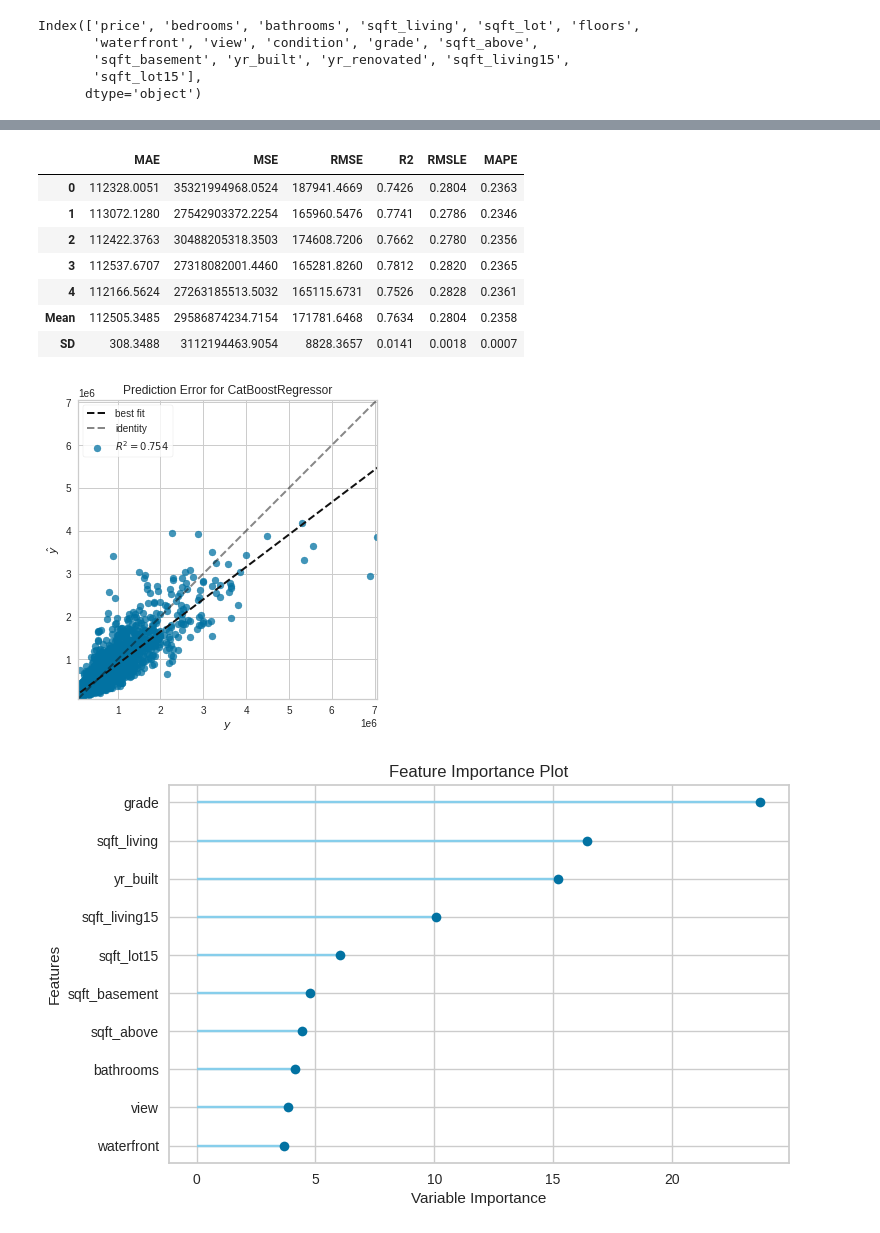
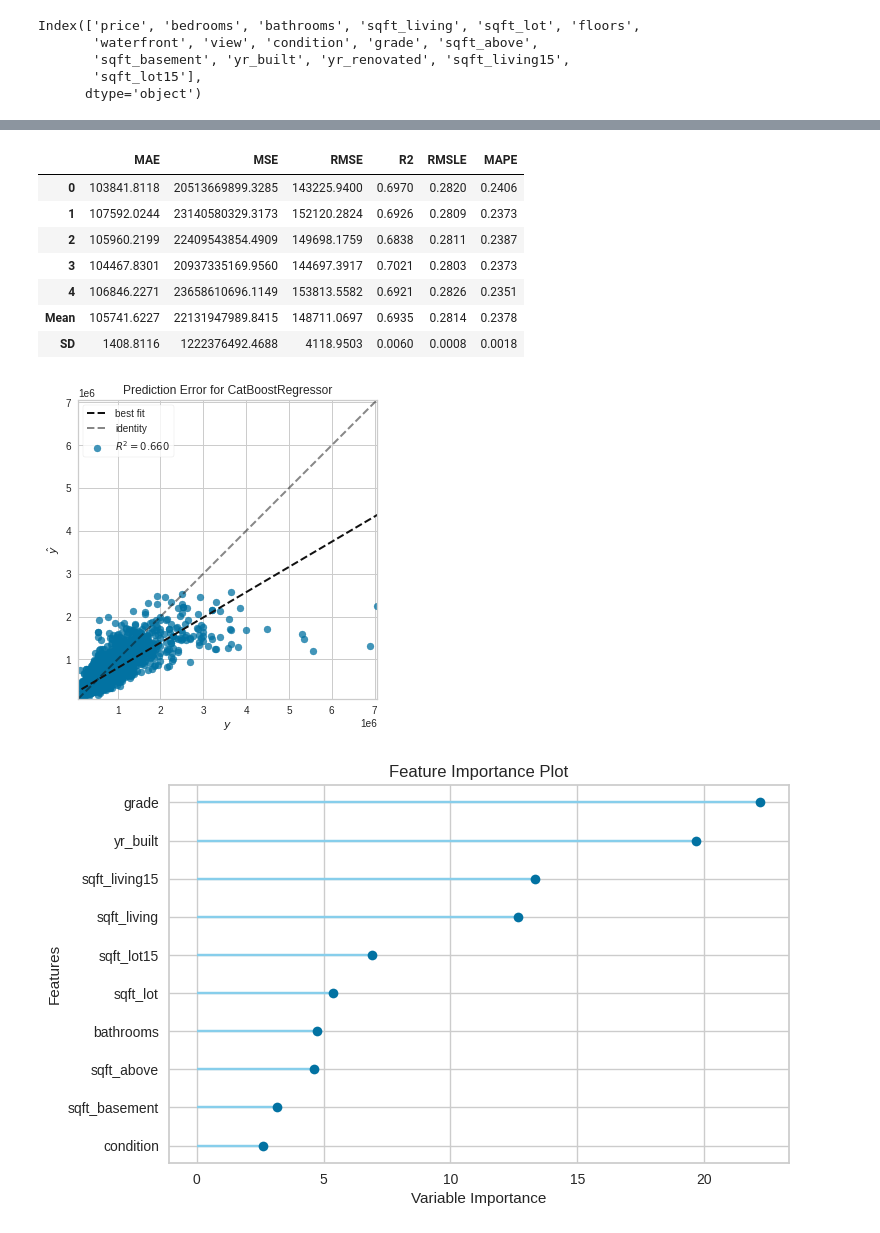
Before and after one commit to MaksonViini/Project-Price-houses, a Jupyter notebook: Price-houses.ipynb, the cells around one changed output, grey strips where cells are left out. Cells and saved outputs as stored; diff of their text form; code cells hidden in the pictures.

Commit message:
Continuando o modelo de previsao de casas de seattle com pycaret autoML

```diff
--- a/Price-houses.ipynb
+++ b/Price-houses.ipynb
@@ -93,11 +77,11 @@ compare_models(fold=5, exclude=exclude)
 # %%
-cat_regressor = create_model('catboost', fold=5)
+model = create_model('lightgbm', fold=5)
 # %% [output]
 |  | MAE | MSE | RMSE | R2 | RMSLE | MAPE |
-| 0 | 112328.0051 | 35321994968.0524 | 187941.4669 | 0.7426 | 0.2804 | 0.2363 |
-| 1 | 113072.1280 | 27542903372.2254 | 165960.5476 | 0.7741 | 0.2786 | 0.2346 |
-| 2 | 112422.3763 | 30488205318.3503 | 174608.7206 | 0.7662 | 0.2780 | 0.2356 |
-| 3 | 112537.6707 | 27318082001.4460 | 165281.8260 | 0.7812 | 0.2820 | 0.2365 |
-| 4 | 112166.5624 | 27263185513.5032 | 165115.6731 | 0.7526 | 0.2828 | 0.2361 |
-| Mean | 112505.3485 | 29586874234.7154 | 171781.6468 | 0.7634 | 0.2804 | 0.2358 |
-| SD | 308.3488 | 3112194463.9054 | 8828.3657 | 0.0141 | 0.0018 | 0.0007 |
+| 0 | 103841.8118 | 20513669899.3285 | 143225.9400 | 0.6970 | 0.2820 | 0.2406 |
+| 1 | 107592.0244 | 23140580329.3173 | 152120.2824 | 0.6926 | 0.2809 | 0.2373 |
+| 2 | 105960.2199 | 22409543854.4909 | 149698.1759 | 0.6838 | 0.2811 | 0.2387 |
+| 3 | 104467.8301 | 20937335169.9560 | 144697.3917 | 0.7021 | 0.2803 | 0.2373 |
+| 4 | 106846.2271 | 23658610696.1149 | 153813.5582 | 0.6921 | 0.2826 | 0.2351 |
+| Mean | 105741.6227 | 22131947989.8415 | 148711.0697 | 0.6935 | 0.2814 | 0.2378 |
+| SD | 1408.8116 | 1222376492.4688 | 4118.9503 | 0.0060 | 0.0008 | 0.0018 |
@@ -104,8 +91,8 @@ cat_regressor = create_model('catboost', fold=5)
 # %%
-plot_model(cat_regressor, plot='error')
+plot_model(model, plot='error')
 # %% [output]
-[figure, old version]
+[figure, new version]
 # %%
-plot_model(cat_regressor, plot='feature')
+plot_model(model, plot='feature')
 # %% [output]
-[figure, old version]
+[figure, new version]
```
Also changed, not shown: parts of 5 cells of this notebook.
